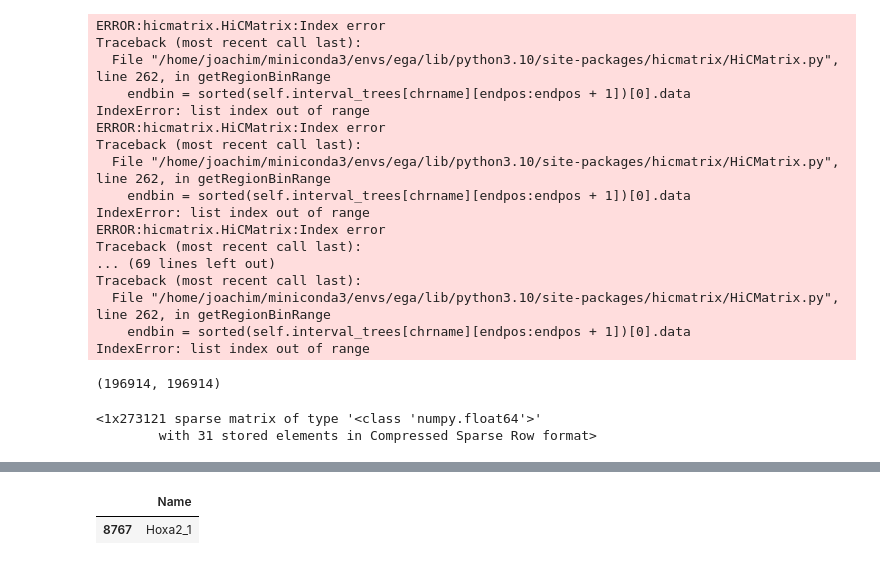
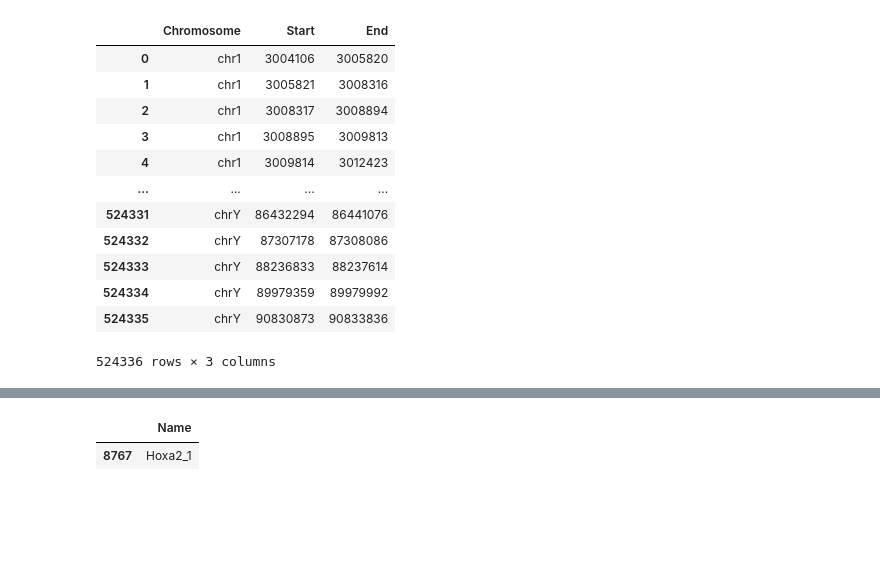
Before and after one commit to joachimwolff/Epigenetic-Graph-Analyzer, a Jupyter notebook: createInteractionsCoolerFormat.ipynb, the cells around one changed output, grey strips where cells are left out. Saved outputs shown, nothing was run; the diff lists cells and outputs as text; code cells hidden in the pictures; blank space fills up the shorter version.

```diff
--- a/createInteractionsCoolerFormat.ipynb
+++ b/createInteractionsCoolerFormat.ipynb
@@ -159,32 +174,21 @@ def importInteractionsFromWashU(list_of_washU_files, chromosome_size_file, resol
     return hic_matrix_list
 # %%
 chromosomeSizes = path_mm10_chromosome_size
-matrix = "/home/joachim/data/MHH/epigenetic_graph_analyzer/phic/GSM6505208_Md_CapHiC_Merged_All-Tr_2ndBioRep_Chicago_output_washU_text.csv"
+matrix = ROOT_PATH + "phic/GSM6505208_Md_CapHiC_Merged_All-Tr_2ndBioRep_Chicago_output_washU_text.csv"
-# %% [output]
-ERROR:hicmatrix.HiCMatrix:Index error
-Traceback (most recent call last):
-  File "/home/joachim/miniconda3/envs/ega/lib/python3.10/site-packages/hicmatrix/HiCMatrix.py", line 262, in getRegionBinRange
-    endbin = sorted(self.interval_trees[chrname][endpos:endpos + 1])[0].data
-IndexError: list index out of range
-ERROR:hicmatrix.HiCMatrix:Index error
-Traceback (most recent call last):
-  File "/home/joachim/miniconda3/envs/ega/lib/python3.10/site-packages/hicmatrix/HiCMatrix.py", line 262, in getRegionBinRange
-    endbin = sorted(self.interval_trees[chrname][endpos:endpos + 1])[0].data
-IndexError: list index out of range
-ERROR:hicmatrix.HiCMatrix:Index error
-Traceback (most recent call last):
-... (69 lines left out)
-Traceback (most recent call last):
-  File "/home/joachim/miniconda3/envs/ega/lib/python3.10/site-packages/hicmatrix/HiCMatrix.py", line 262, in getRegionBinRange
-    endbin = sorted(self.interval_trees[chrname][endpos:endpos + 1])[0].data
-IndexError: list index out of range
-# %%
-hic_matrix.getRegionBinRange("chr6", 52164817, 52164877)
-# %% [output]
-(196914, 196914)
-# %%
-hic_matrix.matrix[196914, :]
-# %% [output]
-<1x273121 sparse matrix of type '<class 'numpy.float64'>'
-        with 31 stored elements in Compressed Sparse Row format>
+# %%
+pd.read_table(os.path.join(ROOT_PATH, 'raw_pc_hic/restriction_cut_sites.csv'), sep='\t')
+# %% [output]
+|  | Chromosome | Start | End |
+| 0 | chr1 | 3004106 | 3005820 |
+| 1 | chr1 | 3005821 | 3008316 |
+| 2 | chr1 | 3008317 | 3008894 |
+| 3 | chr1 | 3008895 | 3009813 |
+| 4 | chr1 | 3009814 | 3012423 |
+| ... | ... | ... | ... |
+| 524331 | chrY | 86432294 | 86441076 |
+| 524332 | chrY | 87307178 | 87308086 |
+| 524333 | chrY | 88236833 | 88237614 |
+| 524334 | chrY | 89979359 | 89979992 |
+| 524335 | chrY | 90830873 | 90833836 |
+524336 rows × 3 columns
 # %%
```
Also changed, not shown: parts of 64 cells of this notebook, 1 other file.
